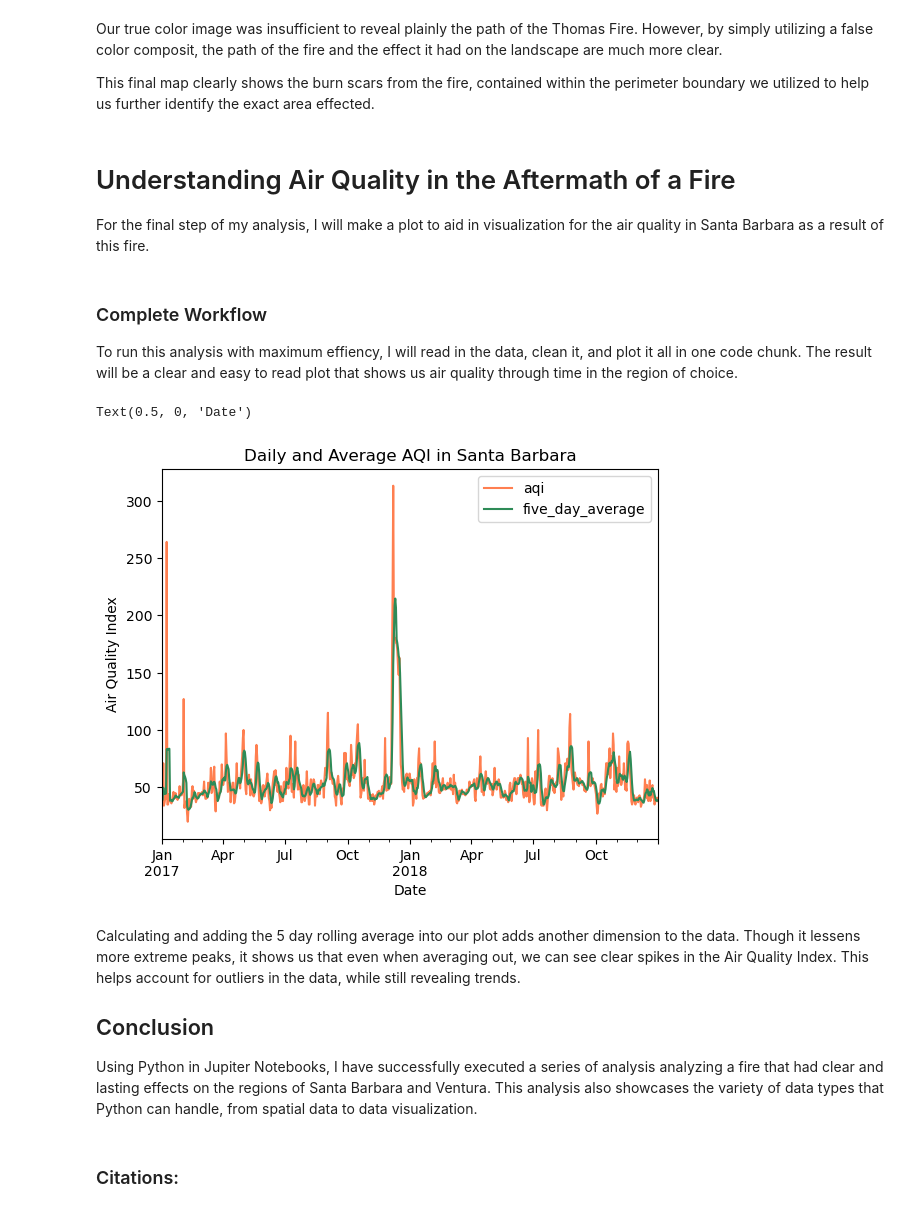
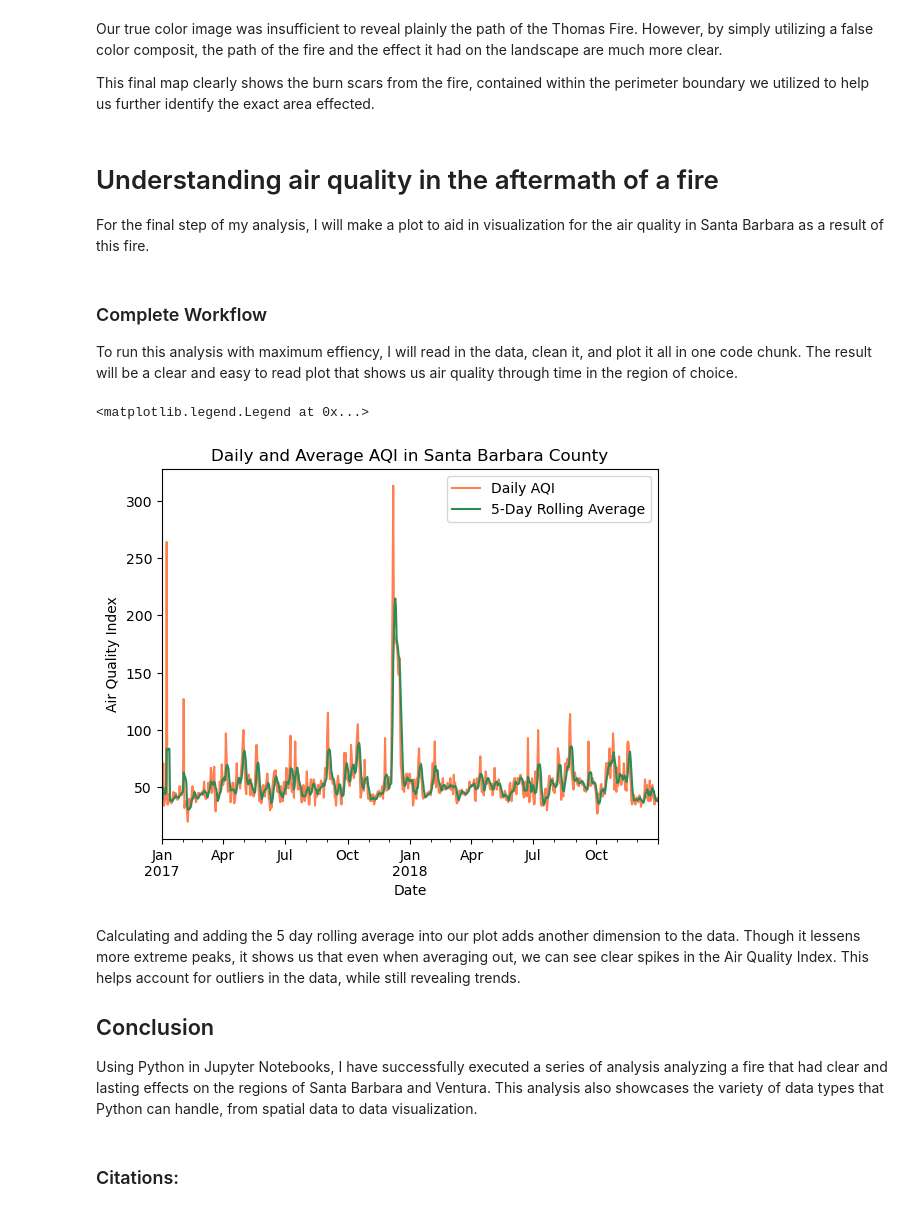
Before and after one commit to jorb1/jorb1.github.io, a Jupyter notebook: posts/2024-12-4-thomas-fire-post/thomas_fire_analysis_JORGENSEN.ipynb, the cells around one changed output. Saved outputs shown, nothing was run; the diff lists cells and outputs as text; code cells hidden in the pictures.

Commit message:
Thomas fire blog updates

```diff
--- a/posts/2024-12-4-thomas-fire-post/thomas_fire_analysis.ipynb
+++ b/posts/2024-12-4-thomas-fire-post/thomas_fire_analysis_JORGENSEN.ipynb
@@ -286,7 +283,7 @@ Our true color image was insufficient to reveal plainly the path of the Thomas F
 
 This final map clearly shows the burn scars from the fire, contained within the perimeter boundary we utilized to help us further identify the exact area effected.
 # %% [markdown]
-# Understanding Air Quality in the Aftermath of a Fire
+# Understanding air quality in the aftermath of a fire
 
 For the final step of my analysis, I will make a plot to aid in visualization for the air quality in Santa Barbara as a result of this fire.
 # %% [markdown]
@@ -294,41 +291,42 @@ For the final step of my analysis, I will make a plot to aid in visualization fo
 
 To run this analysis with maximum effiency, I will read in the data, clean it, and plot it all in one code chunk. The result will be a clear and easy to read plot that shows us air quality through time in the region of choice.
 # %%
-import pandas as pd
-
 # Read and combine AQI data
 aqi = pd.concat([
     pd.read_csv("https://aqs.epa.gov/aqsweb/airdata/daily_aqi_by_county_2017.zip", compression='zip'),
     pd.read_csv("https://aqs.epa.gov/aqsweb/airdata/daily_aqi_by_county_2018.zip", compression='zip')
 ])
 
 # Clean data and filter for Santa Barbara, and index by date
 aqi_sb = (aqi
           .rename(columns=lambda x: x.strip().lower().replace(' ', '_'))  # Simplify column names
           .query("county_name == 'Santa Barbara'")  # Filter for Santa Barbara
           .drop(columns=['state_name', 'county_name', 'state_code', 'county_code'])  # Drop unneeded columns
           .assign(date=lambda x: pd.to_datetime(x['date']))  # Convert date column
           .set_index('date')  # Set date as index
          )
 
 # Calculate and plot the 5-day rolling average AQI next to the daily value
 aqi_sb["five_day_average"] = aqi_sb['aqi'].rolling('5D').mean()
 catch_aqi_plot = aqi_sb[['aqi', 'five_day_average']].plot(
     kind='line',
-    title="Daily and Average AQI in Santa Barbara",
+    title="Daily and Average AQI in Santa Barbara County",
     color=['coral', 'seagreen']
 )
 catch_aqi_plot.set_ylabel('Air Quality Index')
 catch_aqi_plot.set_xlabel('Date')
+
+# Update the legend labels
+catch_aqi_plot.legend(['Daily AQI', '5-Day Rolling Average'], loc='best')
 # %% [output]
-Text(0.5, 0, 'Date')
+<matplotlib.legend.Legend at 0x...>
-[figure, old version]
+[figure, new version]
 # %% [markdown]
 Calculating and adding the 5 day rolling average into our plot adds another dimension to the data. Though it lessens more extreme peaks, it shows us that even when averaging out, we can see clear spikes in the Air Quality Index. This helps account for outliers in the data, while still revealing trends.
 
 ## Conclusion
 
-Using Python in Jupiter Notebooks, I have successfully executed a series of analysis analyzing a fire that had clear and lasting effects on the regions of Santa Barbara and Ventura. This analysis also showcases the variety of data types that Python can handle, from spatial data to data visualization.
+Using Python in Jupyter Notebooks, I have successfully executed a series of analysis analyzing a fire that had clear and lasting effects on the regions of Santa Barbara and Ventura. This analysis also showcases the variety of data types that Python can handle, from spatial data to data visualization.
 # %% [markdown]
 ### Citations:
 # %% [markdown]
```
Also changed, not shown: parts of 13 cells of this notebook, 27 other files.
